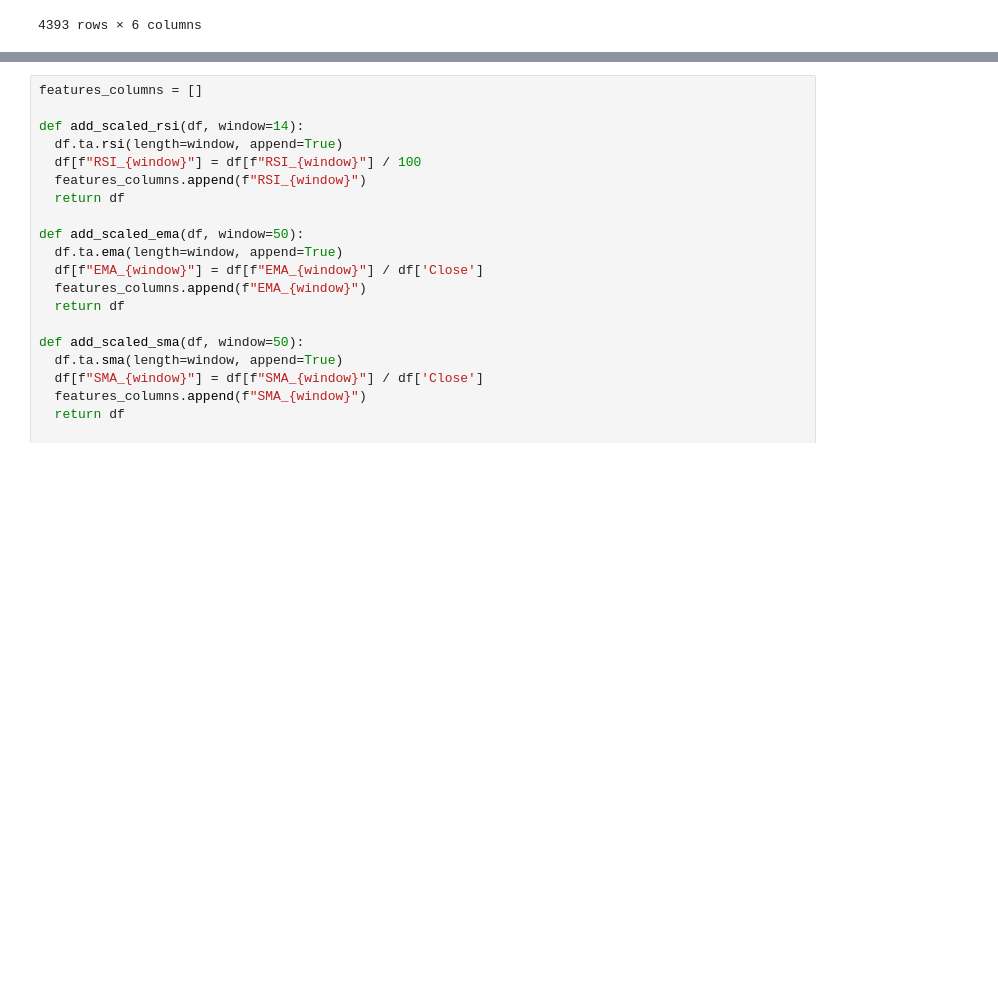
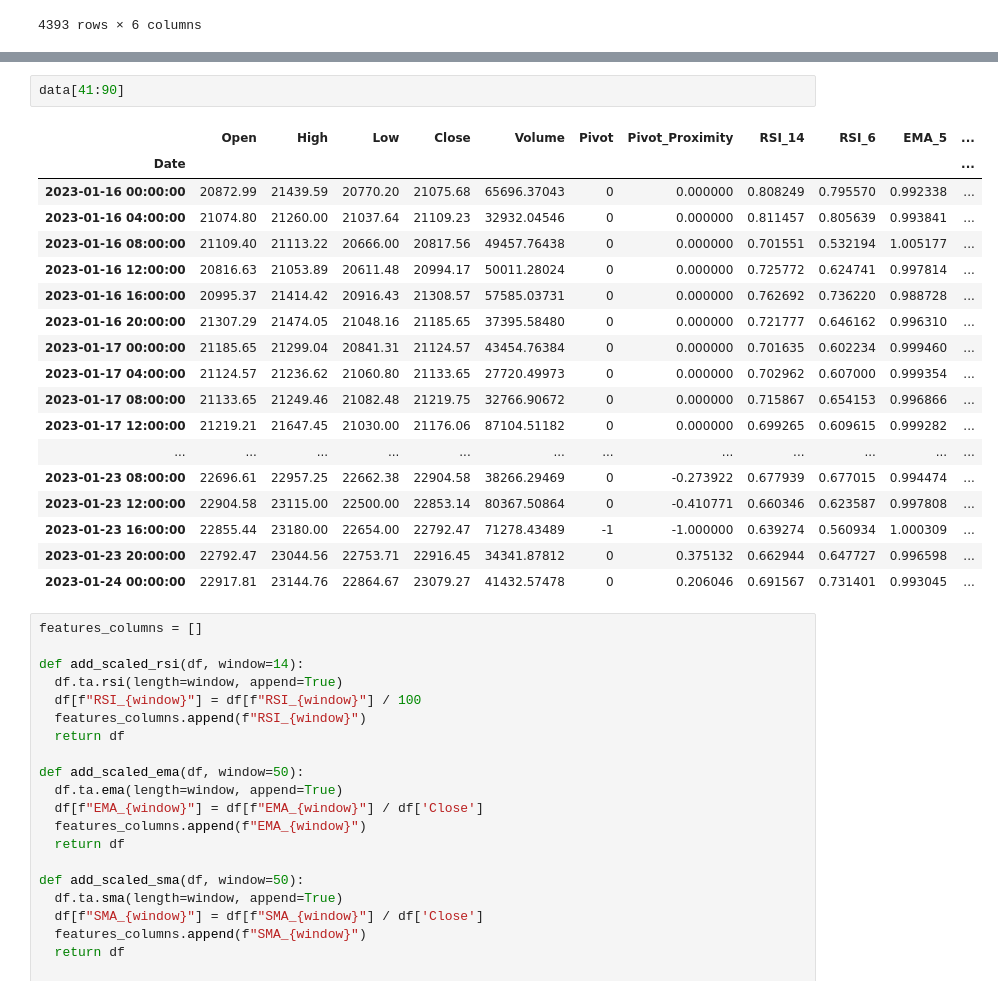
Before and after one commit to ifeLight/ml-bot, a Jupyter notebook: binance-grade.ipynb, the cells around one changed output, grey strips where cells are left out. Drawn from its saved outputs; the diff is of its cells as text; blank space fills up the shorter version.

```diff
--- a/binance-grade.ipynb
+++ b/binance-grade.ipynb
@@ -230,3 +400,24 @@ See the caveats in the documentation: https://pandas.pydata.org/pandas-docs/stab
+# %%
+data[41:90]
+# %% [output]
+|  | Open | High | Low | Close | Volume | Pivot | Pivot_Proximity | RSI_14 | RSI_6 | EMA_5 | ... |
+| Date |  |  |  |  |  |  |  |  |  |  | ... |
+| 2023-01-16 00:00:00 | 20872.99 | 21439.59 | 20770.20 | 21075.68 | 65696.37043 | 0 | 0.000000 | 0.808249 | 0.795570 | 0.992338 | ... |
+| 2023-01-16 04:00:00 | 21074.80 | 21260.00 | 21037.64 | 21109.23 | 32932.04546 | 0 | 0.000000 | 0.811457 | 0.805639 | 0.993841 | ... |
+| 2023-01-16 08:00:00 | 21109.40 | 21113.22 | 20666.00 | 20817.56 | 49457.76438 | 0 | 0.000000 | 0.701551 | 0.532194 | 1.005177 | ... |
+| 2023-01-16 12:00:00 | 20816.63 | 21053.89 | 20611.48 | 20994.17 | 50011.28024 | 0 | 0.000000 | 0.725772 | 0.624741 | 0.997814 | ... |
+| 2023-01-16 16:00:00 | 20995.37 | 21414.42 | 20916.43 | 21308.57 | 57585.03731 | 0 | 0.000000 | 0.762692 | 0.736220 | 0.988728 | ... |
+| 2023-01-16 20:00:00 | 21307.29 | 21474.05 | 21048.16 | 21185.65 | 37395.58480 | 0 | 0.000000 | 0.721777 | 0.646162 | 0.996310 | ... |
+| 2023-01-17 00:00:00 | 21185.65 | 21299.04 | 20841.31 | 21124.57 | 43454.76384 | 0 | 0.000000 | 0.701635 | 0.602234 | 0.999460 | ... |
+| 2023-01-17 04:00:00 | 21124.57 | 21236.62 | 21060.80 | 21133.65 | 27720.49973 | 0 | 0.000000 | 0.702962 | 0.607000 | 0.999354 | ... |
+| 2023-01-17 08:00:00 | 21133.65 | 21249.46 | 21082.48 | 21219.75 | 32766.90672 | 0 | 0.000000 | 0.715867 | 0.654153 | 0.996866 | ... |
+| 2023-01-17 12:00:00 | 21219.21 | 21647.45 | 21030.00 | 21176.06 | 87104.51182 | 0 | 0.000000 | 0.699265 | 0.609615 | 0.999282 | ... |
+| ... | ... | ... | ... | ... | ... | ... | ... | ... | ... | ... | ... |
+| 2023-01-23 08:00:00 | 22696.61 | 22957.25 | 22662.38 | 22904.58 | 38266.29469 | 0 | -0.273922 | 0.677939 | 0.677015 | 0.994474 | ... |
+| 2023-01-23 12:00:00 | 22904.58 | 23115.00 | 22500.00 | 22853.14 | 80367.50864 | 0 | -0.410771 | 0.660346 | 0.623587 | 0.997808 | ... |
+| 2023-01-23 16:00:00 | 22855.44 | 23180.00 | 22654.00 | 22792.47 | 71278.43489 | -1 | -1.000000 | 0.639274 | 0.560934 | 1.000309 | ... |
+| 2023-01-23 20:00:00 | 22792.47 | 23044.56 | 22753.71 | 22916.45 | 34341.87812 | 0 | 0.375132 | 0.662944 | 0.647727 | 0.996598 | ... |
+| 2023-01-24 00:00:00 | 22917.81 | 23144.76 | 22864.67 | 23079.27 | 41432.57478 | 0 | 0.206046 | 0.691567 | 0.731401 | 0.993045 | ... |
 # %%
 features_columns = []
 
```
Also changed, not shown: parts of 8 cells of this notebook.
